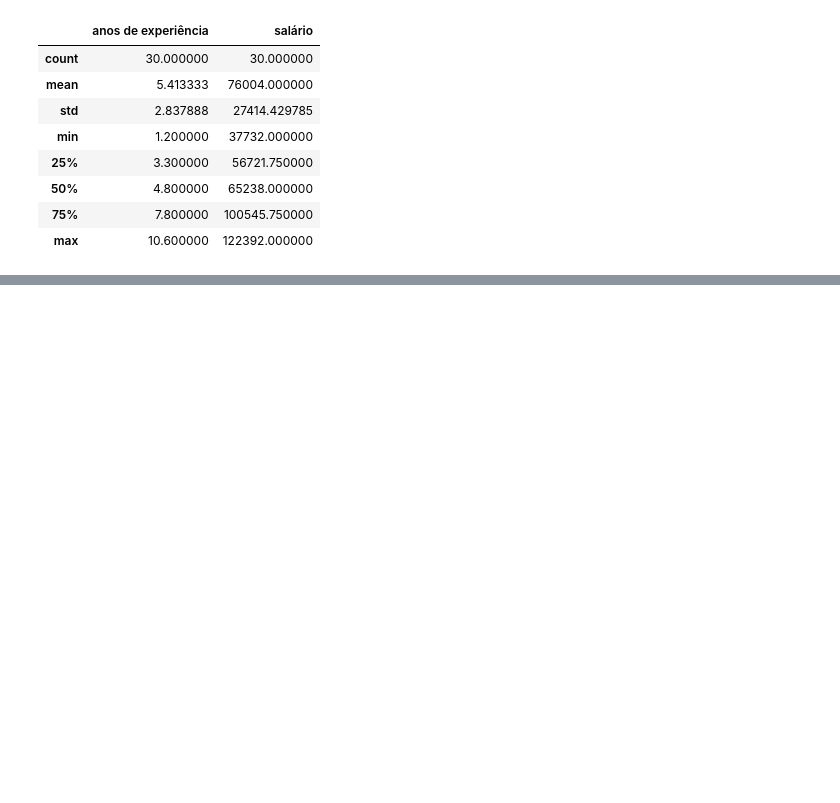
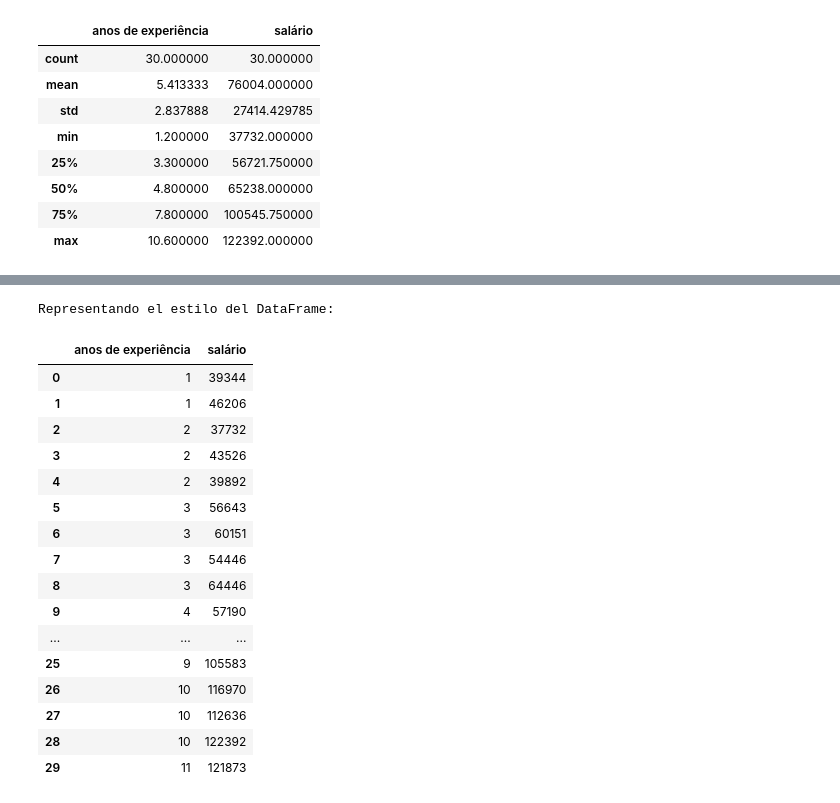
Before and after one commit to KARINAgoncalvesSOARES/ML_analisando_salario_de_programadores, a Jupyter notebook: analisando_salario.ipynb, the cells around one changed output, grey strips where cells are left out. Drawn from its saved outputs; the diff is of its cells as text; code cells hidden in the pictures; blank space fills up the shorter version.

```diff
--- a/analisando_salario.ipynb
+++ b/analisando_salario.ipynb
@@ -110,0 +141,30 @@ df.describe()
+# %%
+# Criando tabela  estilizada com gradiente de cores.
+tabela_colorida = sns.light_palette("green", as_cmap=True) # Criando paleta de cores usando a função light_palette.
+
+
+print("Representando el estilo del DataFrame:")
+df.style.background_gradient(cmap=tabela_colorida).format("{:.0f}")
+
+#O método background_gradient aplica estilo a tabela do objeto style do DataFrame (df.style). Esse método cria um efeito
+#de gradiente de cores na tabela, onde os valores são mapeados para cores diferentes com base na paleta "tabela_colorida".
+#Por fim, o método format("{:.0f}") é usado para formatar os números da tabela como inteiros sem casas decimais.
+# %% [output]
+Representando el estilo del DataFrame:
+|  | anos de experiência | salário |
+| 0 | 1 | 39344 |
+| 1 | 1 | 46206 |
+| 2 | 2 | 37732 |
+| 3 | 2 | 43526 |
+| 4 | 2 | 39892 |
+| 5 | 3 | 56643 |
+| 6 | 3 | 60151 |
+| 7 | 3 | 54446 |
+| 8 | 3 | 64446 |
+| 9 | 4 | 57190 |
+| ... | ... | ... |
+| 25 | 9 | 105583 |
+| 26 | 10 | 116970 |
+| 27 | 10 | 112636 |
+| 28 | 10 | 122392 |
+| 29 | 11 | 121873 |
```
Also changed, not shown: parts of 9 cells of this notebook.
